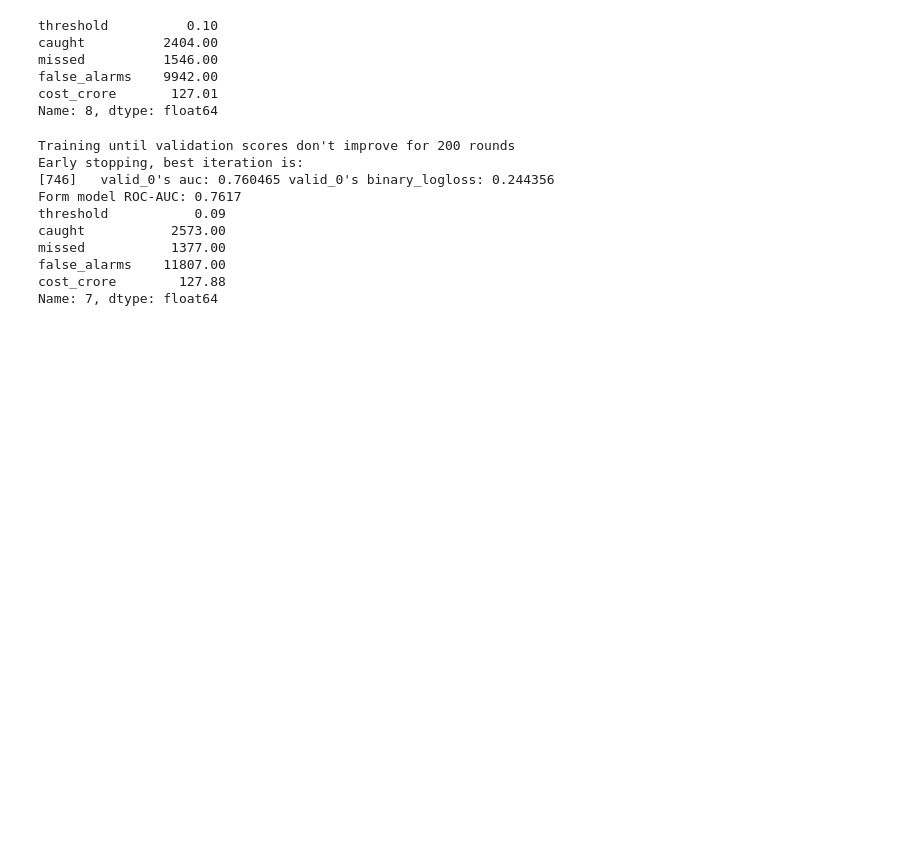
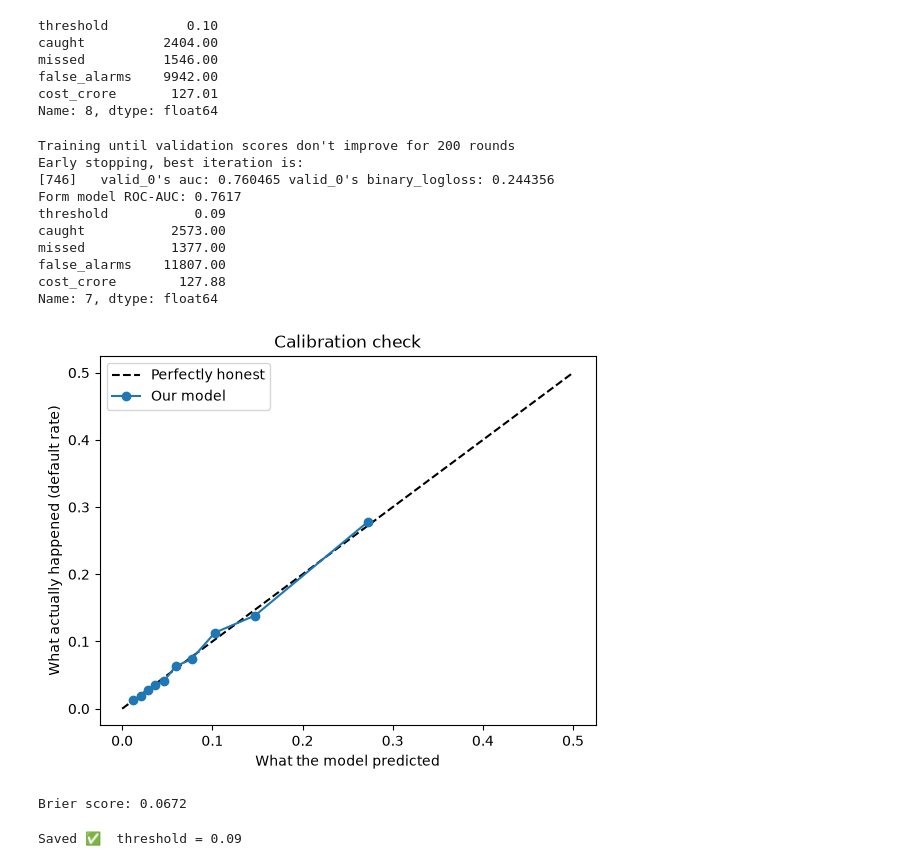
Before and after one commit to rahuldas1810-byte/loan-default-risk, a Jupyter notebook: notebooks/01_eda.ipynb, the cells around one changed output. Drawn from its saved outputs; the diff is of its cells as text; code cells hidden in the pictures; blank space fills up the shorter version.

Commit message:
Add web page, calibration check and API tests

```diff
--- a/notebooks/01_eda.ipynb
+++ b/notebooks/01_eda.ipynb
@@ -596,3 +601,22 @@ missed           1377.00
 false_alarms    11807.00
 cost_crore        127.88
 Name: 7, dtype: float64
+# %%
+from sklearn.calibration import calibration_curve
+from sklearn.metrics import brier_score_loss
+import matplotlib.pyplot as plt
+
+prob_true, prob_pred = calibration_curve(y_test, prob_form_better, n_bins=10, strategy="quantile")
+
+plt.plot([0, 0.5], [0, 0.5], "k--", label="Perfectly honest")
+plt.plot(prob_pred, prob_true, "o-", label="Our model")
+plt.xlabel("What the model predicted")
+plt.ylabel("What actually happened (default rate)")
+plt.title("Calibration check")
+plt.legend()
+plt.show()
+
+print("Brier score:", round(brier_score_loss(y_test, prob_form_better), 4))
+# %% [output]
+[figure, added]
+Brier score: 0.0672
@@ -598,0 +625,14 @@ Name: 7, dtype: float64
+# %%
+best = best_threshold(prob_form_better, y_test)
+
+joblib.dump({
+    "model": form_better,
+    "form_cols": FORM_COLS,
+    "medians": train_medians[FORM_COLS],
+    "threshold": float(best["threshold"]),
+    "review_threshold": round(float(best["threshold"]) * 0.6, 3),
+}, "../models/loan_model.joblib")
+
+print("Saved ✅  threshold =", float(best["threshold"]))
+# %% [output]
+Saved ✅  threshold = 0.09
```
Also changed, not shown: parts of 5 cells of this notebook, 4 other files.
